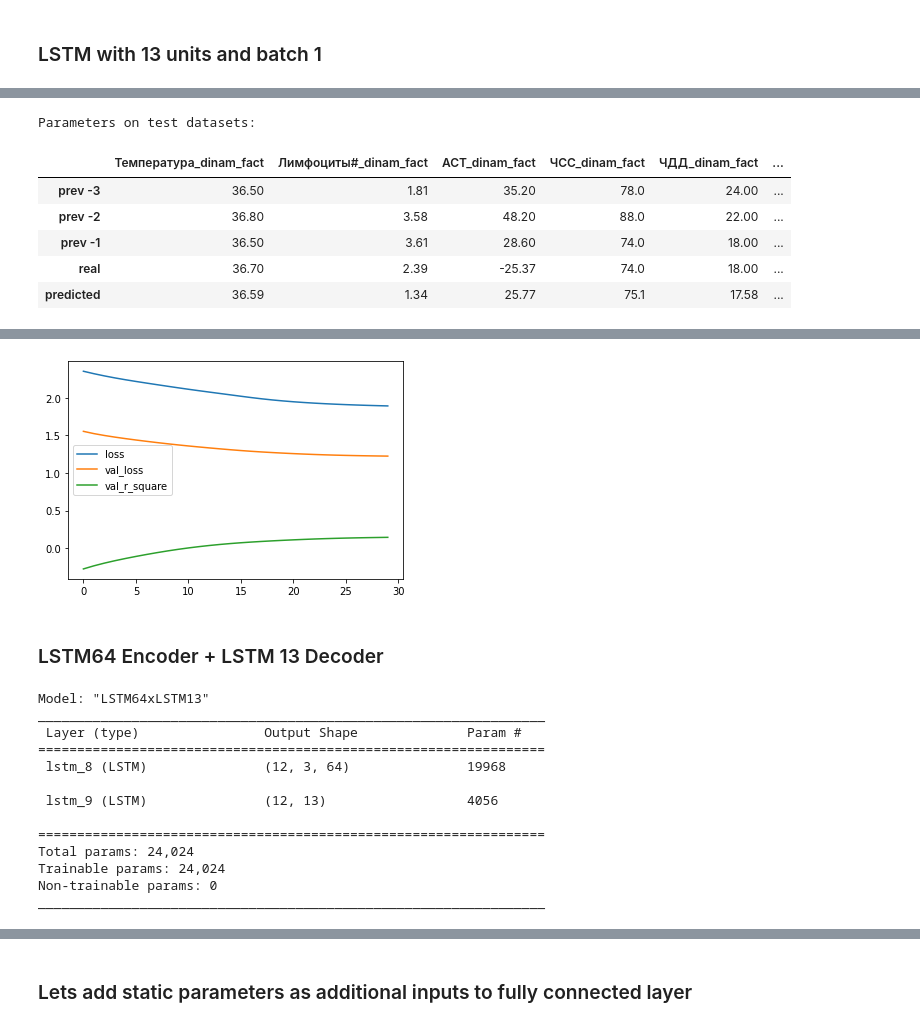
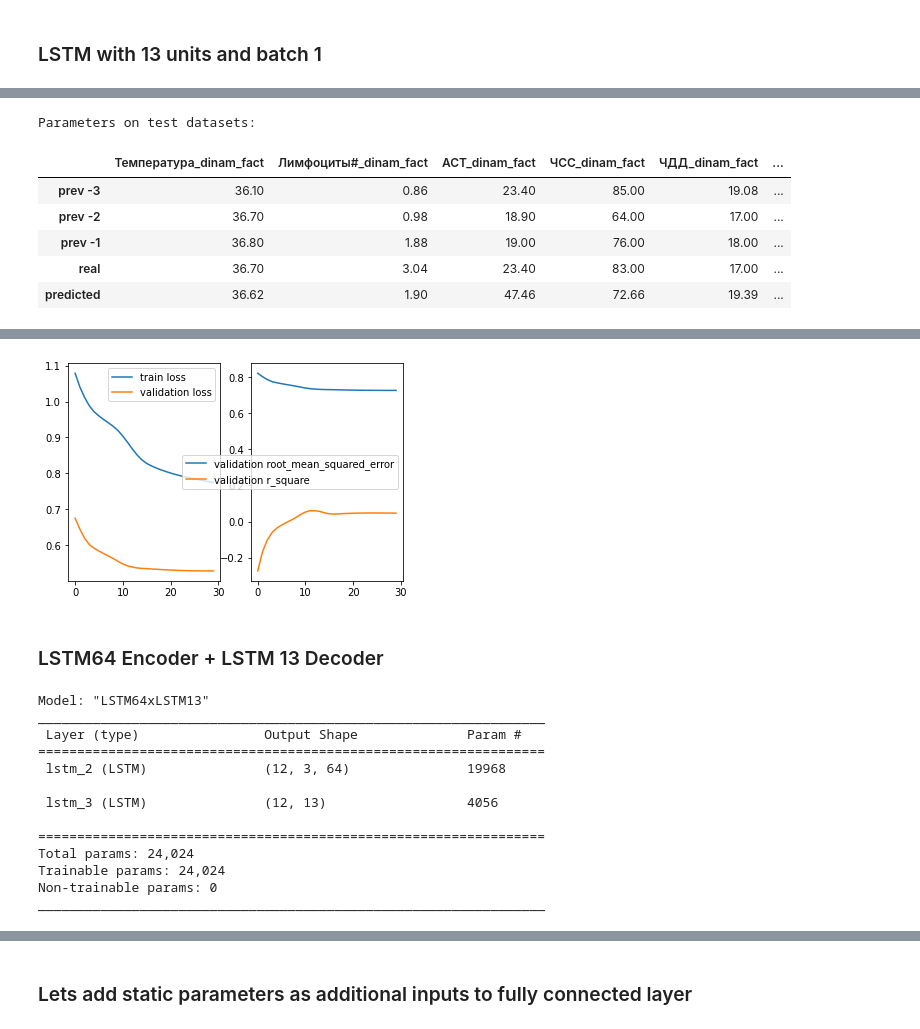
Before and after one commit to geniusserg/CovidPredict, a Jupyter notebook: data_analysis.ipynb, the cells around one changed output, grey strips where cells are left out. Saved outputs shown, nothing was run; the diff lists cells and outputs as text; code cells hidden in the pictures.

```diff
--- a/data_analysis.ipynb
+++ b/data_analysis.ipynb
@@ -348,13 +370,14 @@ print(y_test.shape)
 # %%
 #function with results
 def show_results(X_test, y_test, model, history, SAMPLE_N = 0, WINDOW = 3):
-    plt.subplot((1, 2, 1))
+    plt.subplot(121)
     plt.plot(history.history["loss"])
     plt.plot(history.history["val_loss"])
-    plt.subplot((1, 2, 2))
+    plt.legend(["train loss", "validation loss"])
+    plt.subplot(122)
     plt.plot(history.history["val_root_mean_squared_error"])
     plt.plot(history.history["val_r_square"])
-    plt.legend(["train loss", "validation loss", "validation root_mean_squared_error", "validation r_square"])
+    plt.legend(["validation root_mean_squared_error", "validation r_square"])
     X_test_0 = X_test[SAMPLE_N]
     y_test_0 = y_test[SAMPLE_N]
     y_pred = model.predict(np.array([X_test_0]*BATCH_SIZE), verbose=0)
@@ -364,7 +387,15 @@ def show_results(X_test, y_test, model, history, SAMPLE_N = 0, WINDOW = 3):
     last_values = []
     for j in range(WINDOW):
         last_values.append([float("{:0.2f}".format(x)) for x in scal_model.inverse_transform([X_test[SAMPLE_N][j]])[0]])
-    df = pd.DataFrame({dinam_fact_df.columns[i]:[last_values[0][i], last_values[1][i], last_values[2][i], real_values[i], predicted_values[i]] for i in range(len(real_values))}, index=["prev -3", "prev -2", "prev -1", "real", "predicted"])
+    stats=[]
+    for i in range(len(real_values)):
+        stat = []
+        for j in range(WINDOW):
+            stat.append(last_values[j][i])
+        stat.append(real_values[i])
+        stat.append(predicted_values[i])
+        stats.append(stat)
+    df = pd.DataFrame({dinam_fact_df.columns[i]:stats[i] for i in range(len(stats))}, index=[*["prev"]*len(last_values), "real", "predicted"])
     print("Parameters on test datasets: \n")
     display(df)
     print(list(zip(model.metrics_names, model.evaluate(X_test, y_test, batch_size=BATCH_SIZE))))
@@ -475,10 +524,10 @@ Parameters on test datasets:
 # %%
 BATCH_SIZE=12
 
-model = Sequential(name="LSTM13")
+model = Sequential(name="LSTM13Batch12")
 model.add(Input((WINDOW, PARAMS_LENGTH), batch_size=BATCH_SIZE))
-model.add(LSTM(PARAMS_LENGTH, activation="tanh", return_sequences=False))
-model_lstm_13 = model
-model_lstm_13.compile(optimizer="adam", loss="mse", metrics=[RootMeanSquaredError(), RSquare()])
-model_lstm_13.summary()
+model.add(LSTM(PARAMS_LENGTH, activation="relu", return_sequences=False))
+model_lstm_13_b12 = model
+model_lstm_13_b12.compile(optimizer="adam", loss="mse", metrics=[RootMeanSquaredError(), RSquare()])
+model_lstm_13_b12.summary()
 # %% [output]
@@ -494,7 +543,7 @@ Trainable params: 1,404
 Non-trainable params: 0
 _________________________________________________________________
 # %%
-history = model_lstm_13.fit(X_train, y_train,
+history = model_lstm_13_b12.fit(X_train, y_train,
  epochs=30, validation_split=3/35, batch_size=BATCH_SIZE,
- shuffle=False, callbacks=[ModelCheckpoint("LSTM13", save_best_only=True, verbose=0)], verbose=0)
+ shuffle=False, callbacks=[ModelCheckpoint("LSTM13Batch12", save_best_only=True, verbose=0)], verbose=0)
 # %% [output]
@@ -519,10 +567,10 @@ INFO:tensorflow:Assets written to: LSTM13\assets
 # %%
-show_results(X_test, y_test, model_lstm_13, history, 0, 3)
+show_results(X_test, y_test, model_lstm_13_b12, history, 0, 3)
 # %% [output]
 Parameters on test datasets:
 |  | Температура_dinam_fact | Лимфоциты#_dinam_fact | АСТ_dinam_fact | ЧСС_dinam_fact | ЧДД_dinam_fact | ... |
-| prev -3 | 36.50 | 1.81 | 35.20 | 78.0 | 24.00 | ... |
-| prev -2 | 36.80 | 3.58 | 48.20 | 88.0 | 22.00 | ... |
-| prev -1 | 36.50 | 3.61 | 28.60 | 74.0 | 18.00 | ... |
-| real | 36.70 | 2.39 | -25.37 | 74.0 | 18.00 | ... |
-| predicted | 36.59 | 1.34 | 25.77 | 75.1 | 17.58 | ... |
+| prev -3 | 36.10 | 0.86 | 23.40 | 85.00 | 19.08 | ... |
+| prev -2 | 36.70 | 0.98 | 18.90 | 64.00 | 17.00 | ... |
+| prev -1 | 36.80 | 1.88 | 19.00 | 76.00 | 18.00 | ... |
+| real | 36.70 | 3.04 | 23.40 | 83.00 | 17.00 | ... |
+| predicted | 36.62 | 1.90 | 47.46 | 72.66 | 19.39 | ... |
@@ -531,4 +579,4 @@ Parameters on test datasets:
-[figure, old version]
+[figure, new version]
 # %% [markdown]
 ### LSTM64 Encoder + LSTM 13 Decoder
 # %%
@@ -537,7 +585,7 @@ BATCH_SIZE=12
 model = Sequential(name="LSTM64xLSTM13")
 model.add(Input((WINDOW, PARAMS_LENGTH), batch_size=BATCH_SIZE))
 model.add(LSTM(64, activation="tanh", return_sequences=True))
-model.add(LSTM(PARAMS_LENGTH, activation="tanh", return_sequences=False))
+model.add(LSTM(PARAMS_LENGTH, activation="relu", return_sequences=False))
 model_lstm_64 = model
 model_lstm_64.compile(optimizer="adam", loss="mse", metrics=[RootMeanSquaredError(), RSquare()])
 model_lstm_64.summary()
@@ -546,9 +594,9 @@ Model: "LSTM64xLSTM13"
 _________________________________________________________________
  Layer (type)                Output Shape              Param #
 =================================================================
- lstm_8 (LSTM)               (12, 3, 64)               19968
+ lstm_2 (LSTM)               (12, 3, 64)               19968
 
- lstm_9 (LSTM)               (12, 13)                  4056
+ lstm_3 (LSTM)               (12, 13)                  4056
 
 =================================================================
 Total params: 24,024
```
Also changed, not shown: parts of 23 cells of this notebook, 20 other files.
